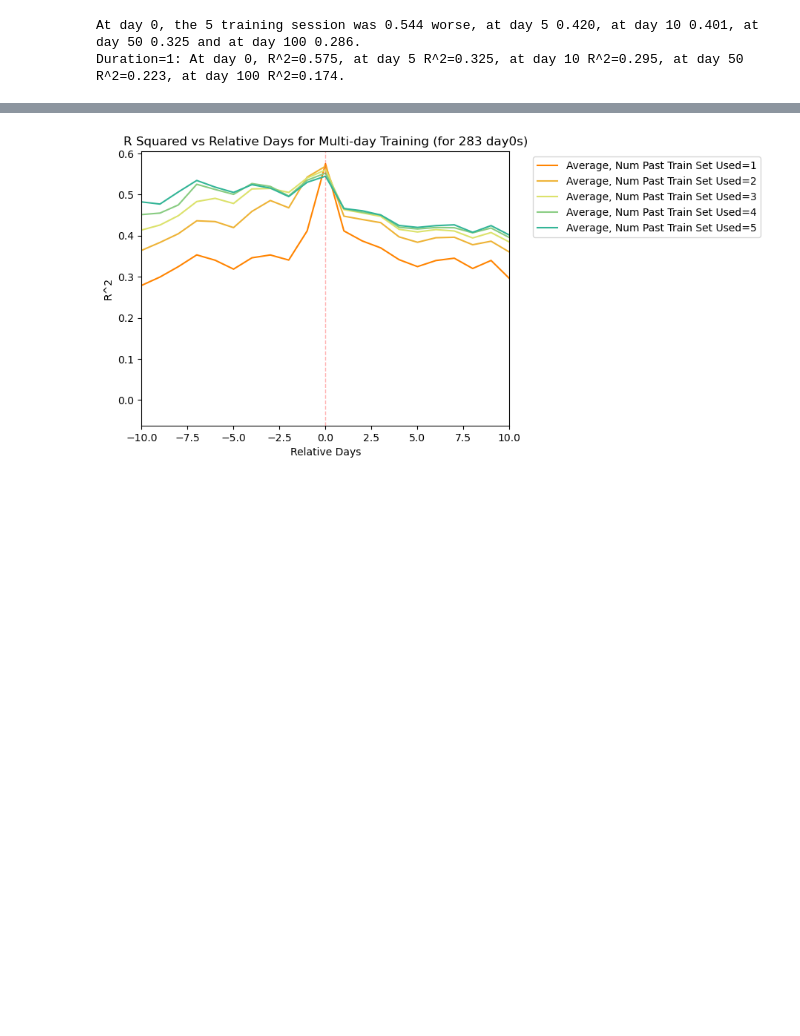
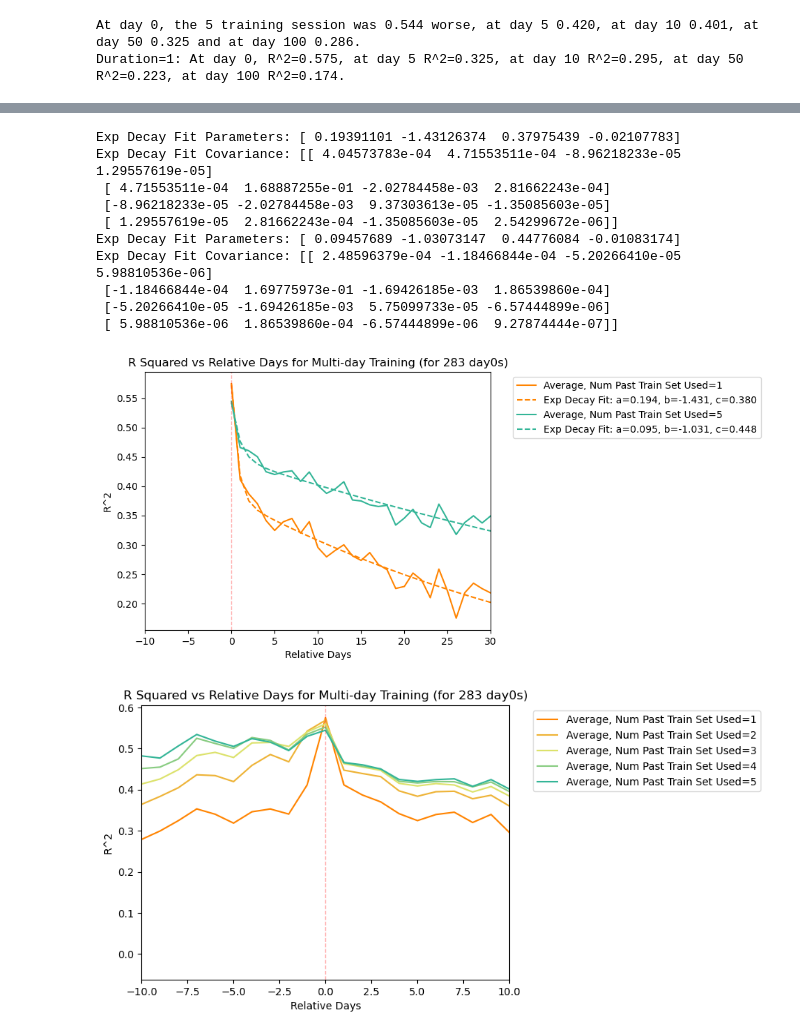
Before and after one commit to chesteklab/LINK_dataset, a Jupyter notebook: analysis/multiday_training/multiday_plotter.ipynb, the cells around one changed output, grey strips where cells are left out. Drawn from its saved outputs; the diff is of its cells as text; code cells hidden in the pictures; blank space fills up the shorter version.

```diff
--- a/analysis/multiday_training/multiday_plotter.ipynb
+++ b/analysis/multiday_training/multiday_plotter.ipynb
@@ -291,3 +346,56 @@ Duration=1: At day 0, R^2=0.575, at day 5 R^2=0.325, at day 10 R^2=0.295, at day
+# %%
+from scipy.optimize import curve_fit
+from scipy.io import savemat
+
+durs = [1,5]
+#durs = [1,2]
+colours = ['#FF8400', '#33B597']
+#colours = ['darkblue', 'orange']
+another_colours = ['#FF8400', '#33B597']
+#another_colours = ['blue', 'yellow']
+# for i, dur in enumerate(durs):
+#     dur_df = df_filtered[df_filtered['train_duration'] == dur]
+#     plt.plot(dur_df['relative_days'], dur_df['r2'],'.', label=f'Num Past Train Set Used={dur}', color=colours[i], alpha = 0.3)
+for i, dur in enumerate(durs):
+    dur_df2 = grouped_df[grouped_df['train_duration'] == dur]
+
+    def double_exponential(x, a, b, c, d):
+        return a * np.exp(b * x) + c * np.exp(d * x)
+
+    xdata = dur_df2_sorted['relative_days'].values
+    ydata = dur_df2['r2'].values
+    mask = (xdata >= 0) & (xdata <= 30)
+    xdata_fit = xdata[mask]
+    ydata_fit = ydata[mask]
+    plt.plot(xdata_fit, ydata_fit, '-', label=f'Average, Num Past Train Set Used={dur}', color=another_colours[i], alpha=1.0)
+
+    popt_exp, pcov_exp = curve_fit(double_exponential, xdata_fit, ydata_fit,p0 = [0.374185193331109,	0.00364659568830538,	0.133990533551338,	0.139937182028151], maxfev=10000)
+    yfit_exp = double_exponential(xdata_fit, *popt_exp)
+    plt.plot(xdata_fit, yfit_exp, '--', color=colours[i], label=f'Exp Decay Fit: a={popt_exp[0]:.3f}, b={popt_exp[1]:.3f}, c={popt_exp[2]:.3f}')
+    print("Exp Decay Fit Parameters:", popt_exp)
+    print("Exp Decay Fit Covariance:", pcov_exp)
+    savemat(f'xdata_ydata_dur{dur}.mat', {'xdata': xdata, 'ydata': ydata})
+plt.xlabel('Relative Days')
+plt.ylabel('R^2')
+#plt.gcf().set_size_inches(20, 60)
+plt.title(f'R Squared vs Relative Days for Multi-day Training (for {num_train_days} day0s)')
+plt.axvline(0, color='red', linestyle='--', linewidth=1, alpha = 0.3)
+plt.legend(bbox_to_anchor=(1.05, 1), loc='upper left')
+plt.xlim((-10,30))
+plt.savefig('multidayPlot.pdf', bbox_inches='tight')
+plt.show()
+# %% [output]
+Exp Decay Fit Parameters: [ 0.19391101 -1.43126374  0.37975439 -0.02107783]
+Exp Decay Fit Covariance: [[ 4.04573783e-04  4.71553511e-04 -8.96218233e-05  1.29557619e-05]
+ [ 4.71553511e-04  1.68887255e-01 -2.02784458e-03  2.81662243e-04]
+ [-8.96218233e-05 -2.02784458e-03  9.37303613e-05 -1.35085603e-05]
+ [ 1.29557619e-05  2.81662243e-04 -1.35085603e-05  2.54299672e-06]]
+Exp Decay Fit Parameters: [ 0.09457689 -1.03073147  0.44776084 -0.01083174]
+Exp Decay Fit Covariance: [[ 2.48596379e-04 -1.18466844e-04 -5.20266410e-05  5.98810536e-06]
+ [-1.18466844e-04  1.69775973e-01 -1.69426185e-03  1.86539860e-04]
+ [-5.20266410e-05 -1.69426185e-03  5.75099733e-05 -6.57444899e-06]
+ [ 5.98810536e-06  1.86539860e-04 -6.57444899e-06  9.27874444e-07]]
+[figure, added]
 # %%
 durs = [1,2,3,4,5]
 #durs = [1,2]
```
Also changed, not shown: parts of 2 cells of this notebook.
